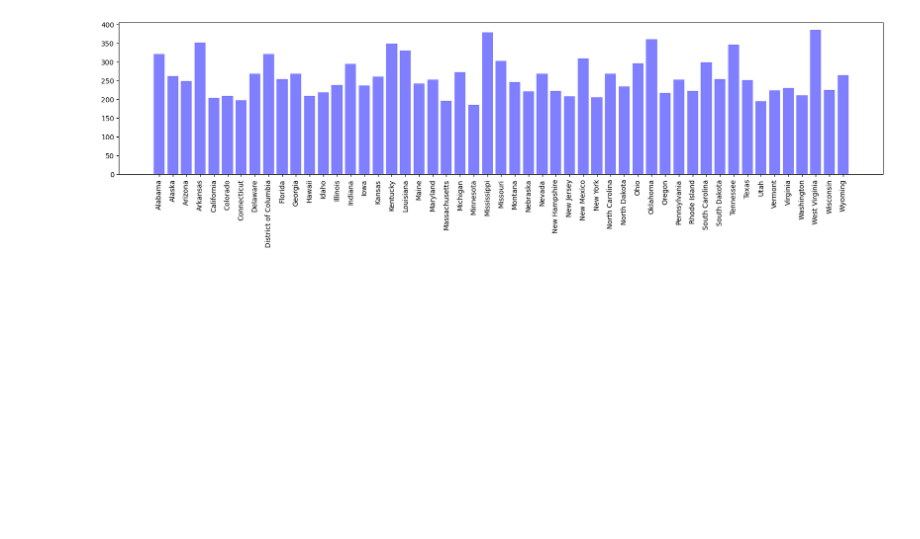
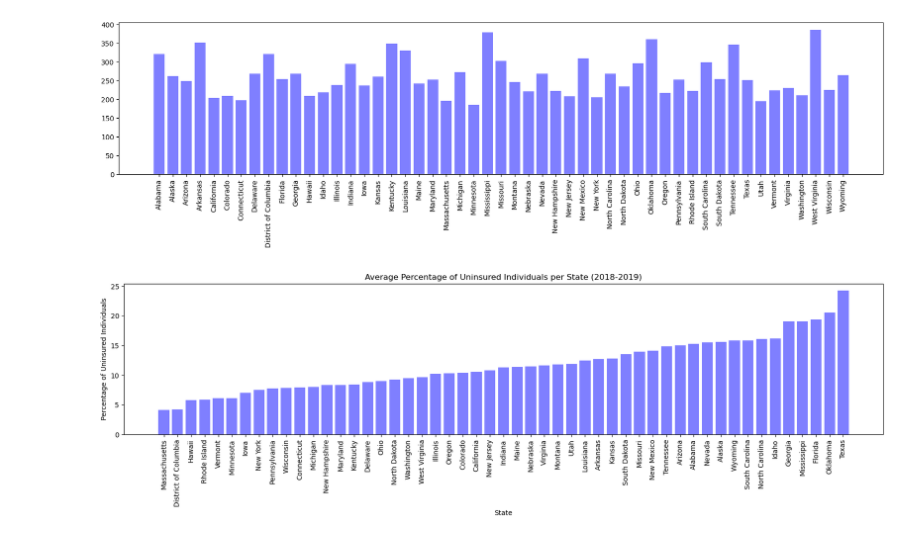
Before and after one commit to redpandata19/Project_1_Team_5, a Jupyter notebook: Data_Analysis.ipynb, the cells around one changed output. Saved outputs shown, nothing was run; the diff lists cells and outputs as text; code cells hidden in the pictures; blank space fills up the shorter version.

Commit message:
Cleaned up unnecessary bits, started replacing chart dataframe references so the graphs and coorelation charts work again

```diff
--- a/Data_Analysis.ipynb
+++ b/Data_Analysis.ipynb
@@ -189,3 +195,16 @@ plt.xticks(tick_locations, merged_data["State"], rotation="vertical")
 plt.show()
 # %% [output]
 [figure]
+# %%
+# Bar chart percentage of individuals per State least -> highest
+x_axis = np.arange(len(unis_sorted))
+tick_locations = [State for State in x_axis]
+plt.figure(figsize=(20,4))
+plt.bar(x_axis, unis_sorted["Percentage of Uninsured Adults"], color='b', alpha=0.5, align="center")
+plt.xticks(tick_locations, unis_sorted["State"], rotation="vertical")
+plt.title('Average Percentage of Uninsured Individuals per State (2018-2019)')
+plt.xlabel('State')
+plt.ylabel('Percentage of Uninsured Individuals')
+plt.show()
+# %% [output]
+[figure, added]
```
Also changed, not shown: parts of 26 cells of this notebook.
